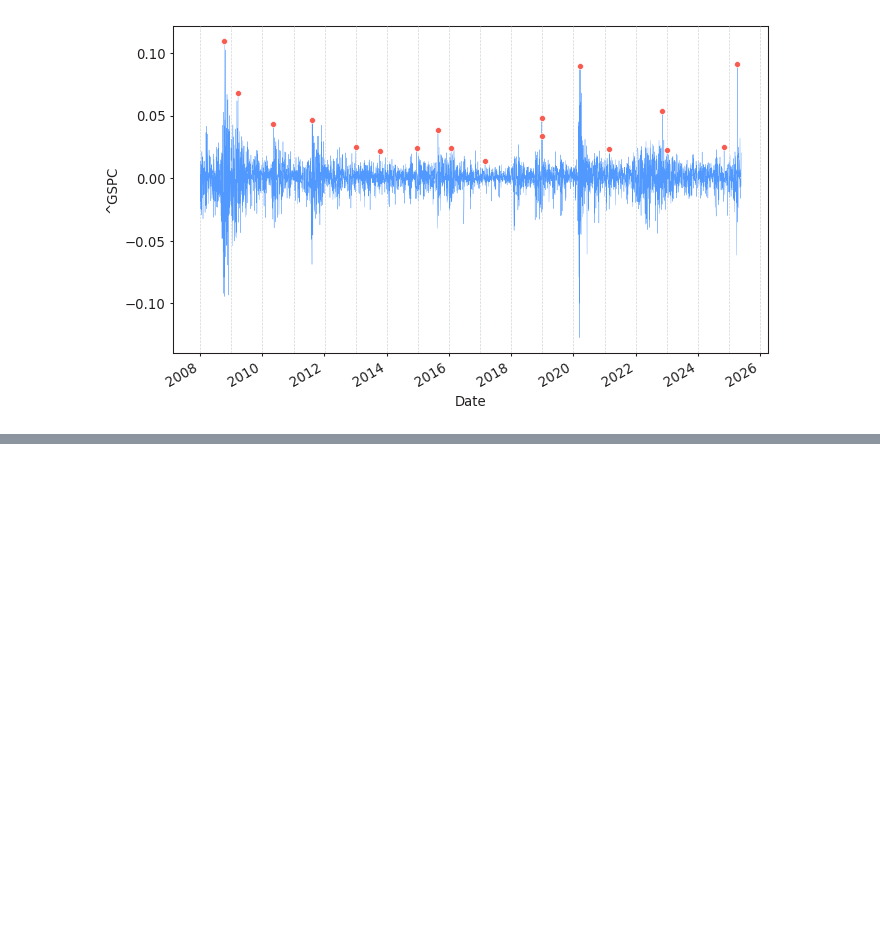
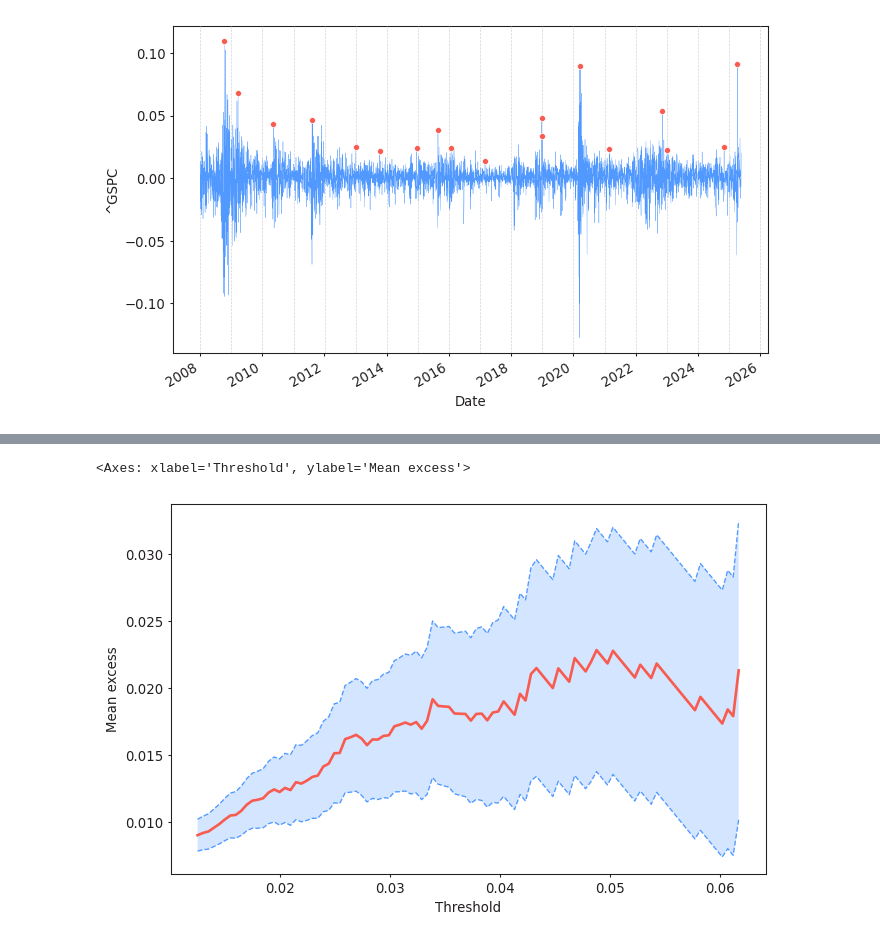
Before and after one commit to Scott-Yap/M2R_EVT, a Jupyter notebook: GARCH.ipynb, the cells around one changed output, grey strips where cells are left out. Drawn from its saved outputs; the diff is of its cells as text; code cells hidden in the pictures; blank space fills up the shorter version.

```diff
--- a/GARCH.ipynb
+++ b/GARCH.ipynb
@@ -53,0 +81,6 @@ plt.show()
+# %%
+pyx.plot_mean_residual_life(ts=log_returns['^GSPC'])
+#0.025
+# %% [output]
+<Axes: xlabel='Threshold', ylabel='Mean excess'>
+[figure, added]
```
Also changed, not shown: parts of 10 cells of this notebook.
